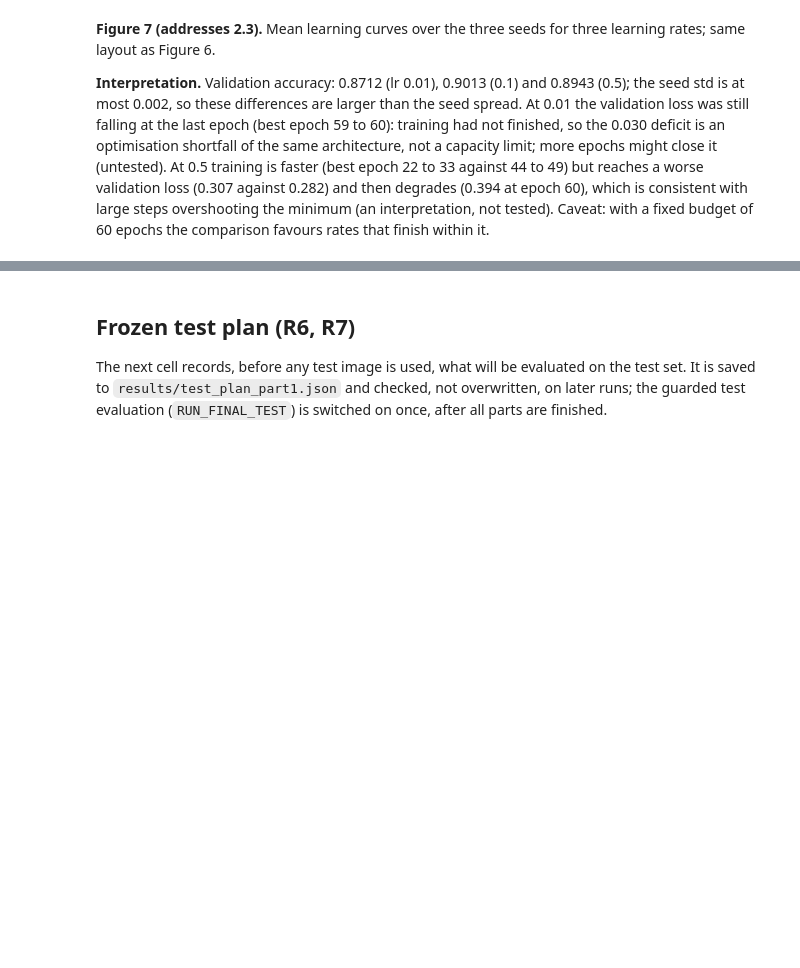
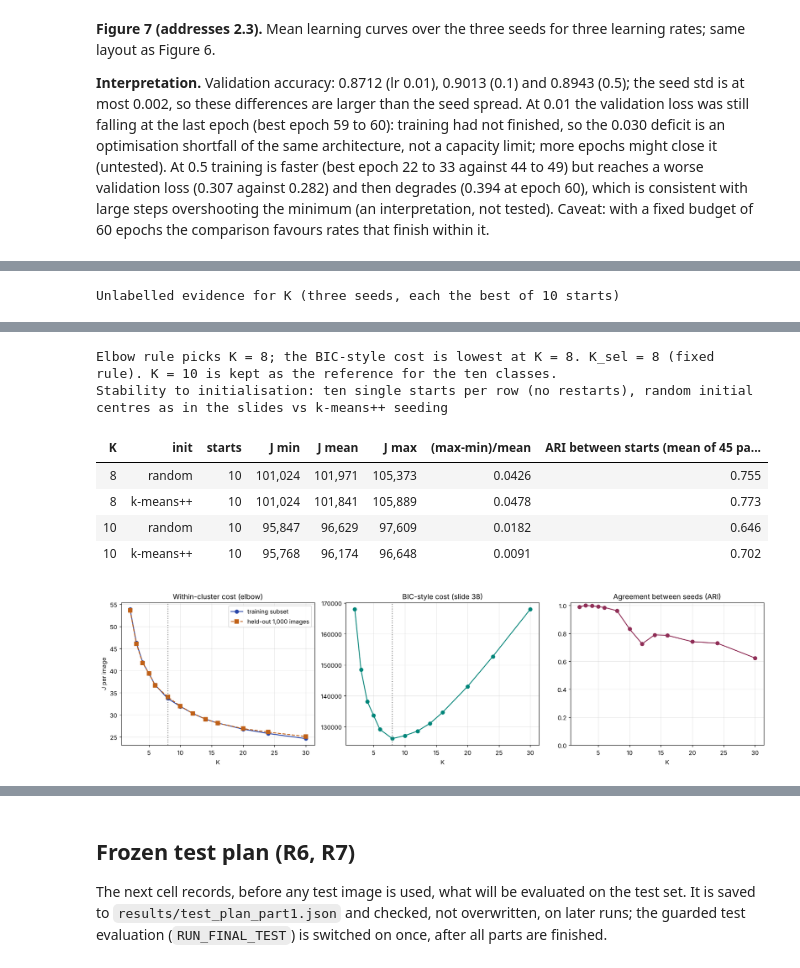
Before and after one commit to gulcinomercik/ecs708-fashion-mnist, a Jupyter notebook: ecs708_fashion_mnist.ipynb, the cells around one changed output, grey strips where cells are left out. Saved outputs shown, nothing was run; the diff lists cells and outputs as text; code cells hidden in the pictures; blank space fills up the shorter version.

```diff
--- a/ecs708_fashion_mnist.ipynb
+++ b/ecs708_fashion_mnist.ipynb
@@ -857,0 +1052,29 @@ Optimisation: every value per seed, with mean and sample std (checkpoint = lowes
+# %%
+# ---------------- 4.1 K selection and initialisation stability on raw pixels (no labels used) -----------------
+ksel, FITS_RAW = kmeans_sweep(Xc, Xcv, "raw pixels"); ksel.to_csv(RES4 / "k_selection_raw.csv", index=False)
+K_ELBOW = int(ksel.loc[ksel["elbow distance"].idxmax(), "K"]); K_BIC = int(ksel.loc[ksel["BIC-style cost"].idxmin(), "K"]); K_SEL = K_ELBOW
+print("Unlabelled evidence for K (three seeds, each the best of 10 starts)")
+display(ksel.style.format({"J train (mean)": "{:,.0f}", "J train per image": "{:.2f}", "J val per image": "{:.2f}", "BIC-style cost": "{:,.0f}", "J spread over seeds (max-min)/mean": "{:.4f}",
+                           "ARI between seeds (mean of 3 pairs)": "{:.3f}", "elbow distance": "{:.3f}"}).hide(axis="index"))
+print(f"Elbow rule picks K = {K_ELBOW}; the BIC-style cost is lowest at K = {K_BIC}. K_sel = {K_SEL} (fixed rule). K = 10 is kept as the reference for the ten classes.")
+
+stab = pd.DataFrame([restart_stability(Xc, K, init) for K in sorted({K_SEL, 10}) for init in ["random", "k-means++"]]); stab.to_csv(RES4 / "restart_stability_raw.csv", index=False)
+print("Stability to initialisation: ten single starts per row (no restarts), random initial centres as in the slides vs k-means++ seeding")
+display(stab.style.format({"J min": "{:,.0f}", "J mean": "{:,.0f}", "J max": "{:,.0f}", "(max-min)/mean": "{:.4f}", "ARI between starts (mean of 45 pairs)": "{:.3f}"}).hide(axis="index"))
+for _, r in ksel.iterrows():
+    log_experiment(id=f"P4-K-{int(r['K'])}", part_task="4.1", question="Which K do unlabelled criteria suggest, and how stable is the clustering?", hypothesis="J falls smoothly with K; the elbow is not at 10 and several K are almost equally good.",
+        changed_variable="K", fixed_conditions="raw pixels, 3,000 train subset, random init, best of 10 starts, J = sum of squared distances", split="cluster_train_idx (fit), cluster_val_idx (held-out J)", seed="2208/1/2", configuration=f"K={int(r['K'])}",
+        metric="J per image (train, mean over seeds)", result=f"{r['J train per image']:.2f} (val {r['J val per image']:.2f}, seed ARI {r['ARI between seeds (mean of 3 pairs)']:.3f})", output_path="results/part4/k_selection_raw.csv", notes="")
+for _, r in stab.iterrows():
+    log_experiment(id=f"P4-STAB-K{int(r['K'])}-{r['init']}", part_task="4.1", question="How much does one random start change J and the partition?", hypothesis="Single starts reach different local minima; restarts reduce the spread.",
+        changed_variable="initialisation (random vs k-means++)", fixed_conditions="raw pixels, 3,000 train subset, 10 single starts, 300 iterations", split="cluster_train_idx", seed="2208, 1..9", configuration=f"K={int(r['K'])}, {r['init']}",
+        metric="relative J spread; mean pairwise ARI", result=f"{r['(max-min)/mean']:.4f}; {r['ARI between starts (mean of 45 pairs)']:.3f}", output_path="results/part4/restart_stability_raw.csv", notes="")
+
+fig, ax = plt.subplots(1, 3, figsize=(16, 4.4))
+ax[0].plot(ksel.K, ksel["J train per image"], "o-", color="#2845A8", label="training subset"); ax[0].plot(ksel.K, ksel["J val per image"], "s--", color="#C06016", label="held-out 1,000 images")
+ax[0].axvline(K_SEL, color="grey", ls=":"); ax[0].set_xlabel("K"); ax[0].set_ylabel("J per image"); ax[0].set_title("Within-cluster cost (elbow)"); ax[0].legend(); ax[0].grid(alpha=.3)
+ax[1].plot(ksel.K, ksel["BIC-style cost"], "o-", color="#008579"); ax[1].axvline(K_BIC, color="grey", ls=":"); ax[1].set_xlabel("K"); ax[1].set_title("BIC-style cost (slide 38)"); ax[1].grid(alpha=.3)
+ax[2].plot(ksel.K, ksel["ARI between seeds (mean of 3 pairs)"], "o-", color="#8F2D56"); ax[2].set_xlabel("K"); ax[2].set_ylim(0, 1.02); ax[2].set_title("Agreement between seeds (ARI)"); ax[2].grid(alpha=.3)
+fig.tight_layout(); save_fig(fig, "fig10_k_selection", "4.1", "Unlabelled evidence for K on raw pixels: per-image J (training and held-out images), BIC-style cost, and ARI between three seeds."); plt.show()
+# %% [output]
+Unlabelled evidence for K (three seeds, each the best of 10 starts)
@@ -857,0 +1095,8 @@ Optimisation: every value per seed, with mean and sample std (checkpoint = lowes
+Elbow rule picks K = 8; the BIC-style cost is lowest at K = 8. K_sel = 8 (fixed rule). K = 10 is kept as the reference for the ten classes.
+Stability to initialisation: ten single starts per row (no restarts), random initial centres as in the slides vs k-means++ seeding
+| K | init | starts | J min | J mean | J max | (max-min)/mean | ARI between starts (mean of 45 pa... |
+| 8 | random | 10 | 101,024 | 101,971 | 105,373 | 0.0426 | 0.755 |
+| 8 | k-means++ | 10 | 101,024 | 101,841 | 105,889 | 0.0478 | 0.773 |
+| 10 | random | 10 | 95,847 | 96,629 | 97,609 | 0.0182 | 0.646 |
+| 10 | k-means++ | 10 | 95,768 | 96,174 | 96,648 | 0.0091 | 0.702 |
+[figure, added]
```
Also changed, not shown: parts of 28 cells of this notebook, 26 other files.
